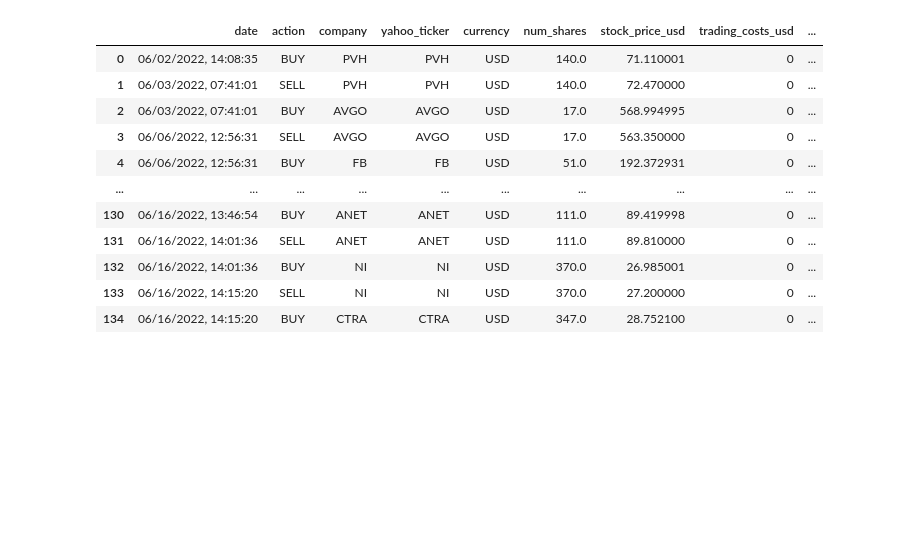
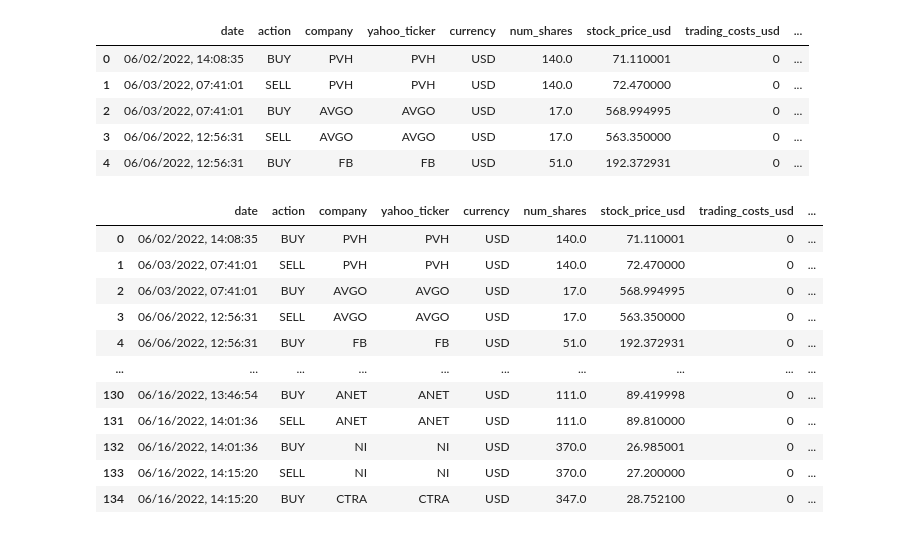
Before and after one commit to TigaJi/algo-trade-dashboard, a Jupyter notebook: DB-Test.ipynb, the cells around one changed output. Saved outputs shown, nothing was run; the diff lists cells and outputs as text; code cells hidden in the pictures; blank space fills up the shorter version.

```diff
--- a/DB-Test.ipynb
+++ b/DB-Test.ipynb
@@ -49,0 +134,9 @@ def sync_data():
+# %%
+df.head()
+# %% [output]
+|  | date | action | company | yahoo_ticker | currency | num_shares | stock_price_usd | trading_costs_usd | ... |
+| 0 | 06/02/2022, 14:08:35 | BUY | PVH | PVH | USD | 140.0 | 71.110001 | 0 | ... |
+| 1 | 06/03/2022, 07:41:01 | SELL | PVH | PVH | USD | 140.0 | 72.470000 | 0 | ... |
+| 2 | 06/03/2022, 07:41:01 | BUY | AVGO | AVGO | USD | 17.0 | 568.994995 | 0 | ... |
+| 3 | 06/06/2022, 12:56:31 | SELL | AVGO | AVGO | USD | 17.0 | 563.350000 | 0 | ... |
+| 4 | 06/06/2022, 12:56:31 | BUY | FB | FB | USD | 51.0 | 192.372931 | 0 | ... |
```
Also changed, not shown: parts of 9 cells of this notebook, 2 other files.
